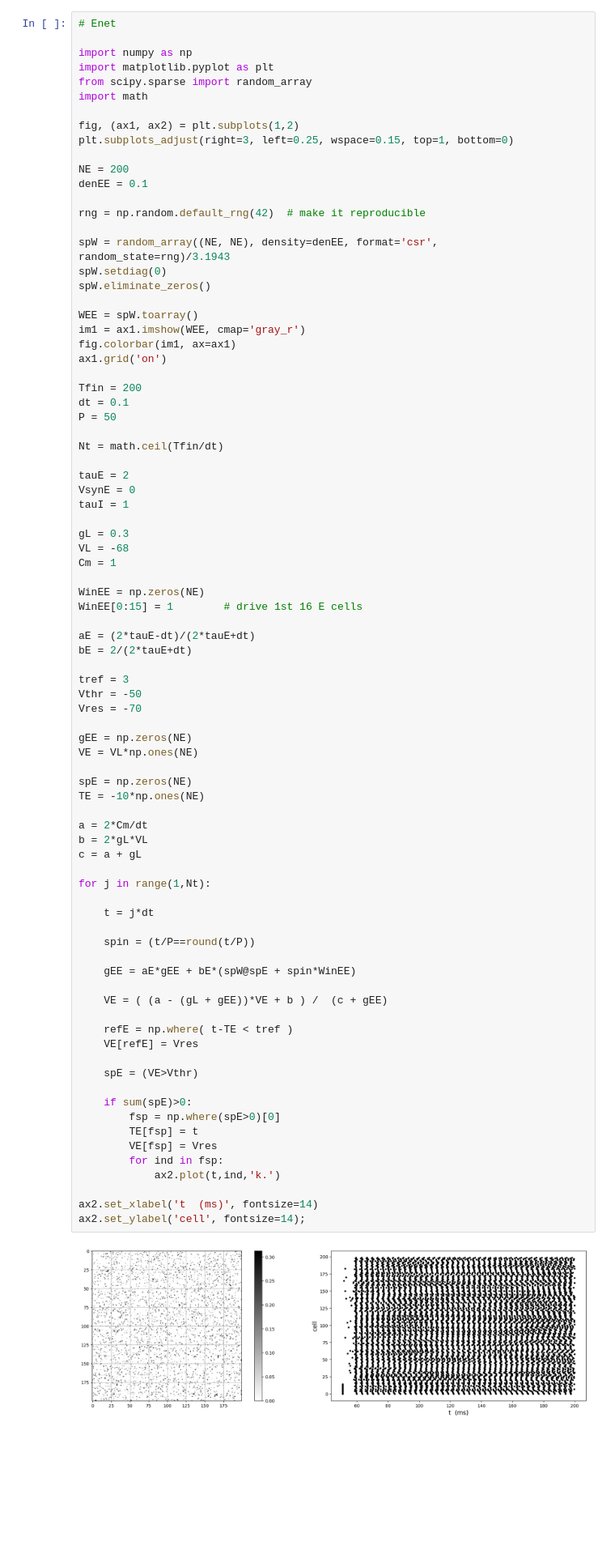
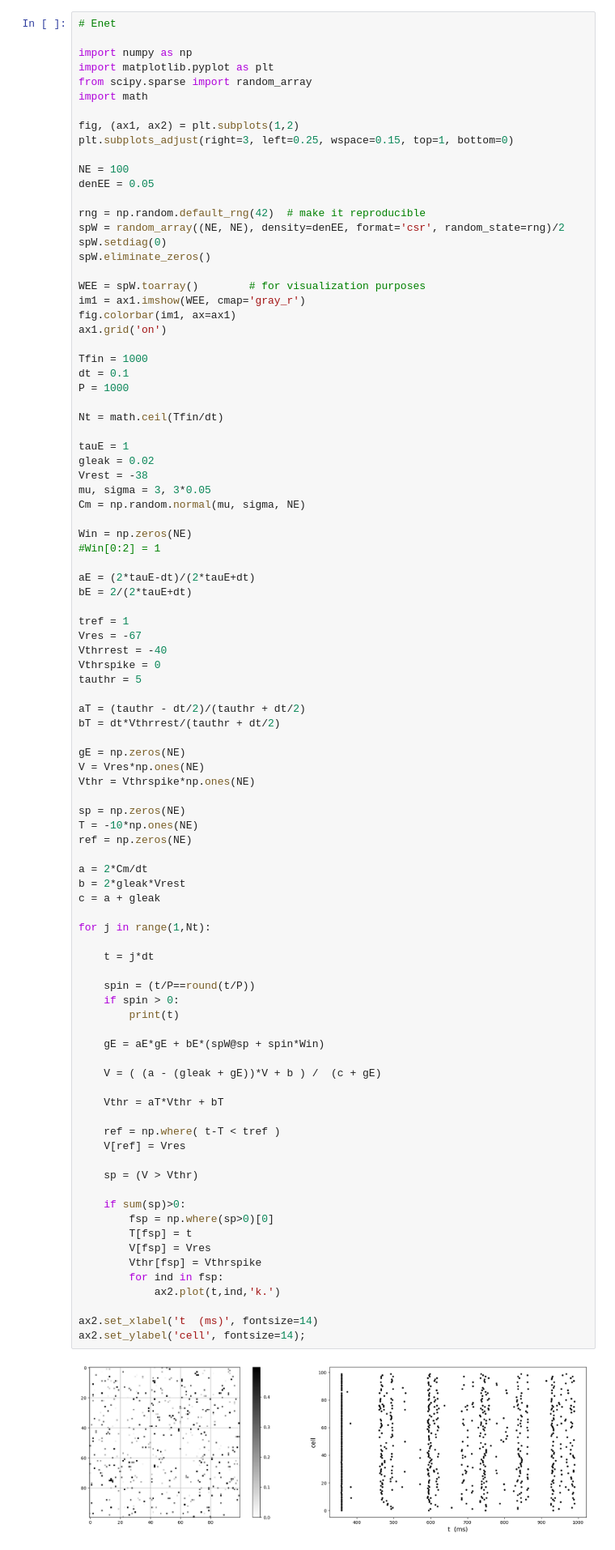
Before and after one commit to steve-cox-LA/EGlove, a Jupyter notebook: TassPlatform.ipynb, the cells around one changed output. Shown at 81% size. Saved outputs shown, nothing was run; the diff lists cells and outputs as text; blank space fills up the shorter version.

```diff
--- a/TassPlatform.ipynb
+++ b/TassPlatform.ipynb
@@ -756,79 +850,88 @@ import math
 fig, (ax1, ax2) = plt.subplots(1,2)
 plt.subplots_adjust(right=3, left=0.25, wspace=0.15, top=1, bottom=0)
 
-NE = 200
-denEE = 0.1
+NE = 100
+denEE = 0.05
 
 rng = np.random.default_rng(42)  # make it reproducible
-
-spW = random_array((NE, NE), density=denEE, format='csr', random_state=rng)/3.1943
+spW = random_array((NE, NE), density=denEE, format='csr', random_state=rng)/2
 spW.setdiag(0)
 spW.eliminate_zeros()
 
-WEE = spW.toarray()
+WEE = spW.toarray()        # for visualization purposes
 im1 = ax1.imshow(WEE, cmap='gray_r')
 fig.colorbar(im1, ax=ax1)
 ax1.grid('on')
 
-Tfin = 200
+Tfin = 1000
 dt = 0.1
-P = 50
+P = 1000
 
 Nt = math.ceil(Tfin/dt)
 
-tauE = 2
-VsynE = 0
-tauI = 1
+tauE = 1
+gleak = 0.02
+Vrest = -38
+mu, sigma = 3, 3*0.05
+Cm = np.random.normal(mu, sigma, NE)
 
-gL = 0.3
-VL = -68
-Cm = 1
-
-WinEE = np.zeros(NE)
-WinEE[0:15] = 1        # drive 1st 16 E cells
+Win = np.zeros(NE)
+#Win[0:2] = 1
 
 aE = (2*tauE-dt)/(2*tauE+dt)
 bE = 2/(2*tauE+dt)
 
-tref = 3
-Vthr = -50
-Vres = -70
+tref = 1
+Vres = -67
+Vthrrest = -40
+Vthrspike = 0
+tauthr = 5
 
-gEE = np.zeros(NE)
-VE = VL*np.ones(NE)
+aT = (tauthr - dt/2)/(tauthr + dt/2)
+bT = dt*Vthrrest/(tauthr + dt/2)
 
-spE = np.zeros(NE)
-TE = -10*np.ones(NE)
+gE = np.zeros(NE)
+V = Vres*np.ones(NE)
+Vthr = Vthrspike*np.ones(NE)
+
+sp = np.zeros(NE)
+T = -10*np.ones(NE)
+ref = np.zeros(NE)
 
 a = 2*Cm/dt
-b = 2*gL*VL
-c = a + gL
+b = 2*gleak*Vrest
+c = a + gleak
 
 for j in range(1,Nt):
 
     t = j*dt
 
     spin = (t/P==round(t/P))
+    if spin > 0:
+        print(t)
 
-    gEE = aE*gEE + bE*(spW@spE + spin*WinEE)
+    gE = aE*gE + bE*(spW@sp + spin*Win)
 
-    VE = ( (a - (gL + gEE))*VE + b ) /  (c + gEE)
+    V = ( (a - (gleak + gE))*V + b ) /  (c + gE)
 
-    refE = np.where( t-TE < tref )
-    VE[refE] = Vres
+    Vthr = aT*Vthr + bT
 
-    spE = (VE>Vthr)
+    ref = np.where( t-T < tref )
+    V[ref] = Vres
 
-    if sum(spE)>0:
-        fsp = np.where(spE>0)[0]
-        TE[fsp] = t
-        VE[fsp] = Vres
+    sp = (V > Vthr)
+
+    if sum(sp)>0:
+        fsp = np.where(sp>0)[0]
+        T[fsp] = t
+        V[fsp] = Vres
+        Vthr[fsp] = Vthrspike
         for ind in fsp:
             ax2.plot(t,ind,'k.')
 
 ax2.set_xlabel('t  (ms)', fontsize=14)
 ax2.set_ylabel('cell', fontsize=14);
 # %% [output]
-[figure, old version]
+[figure, new version]
 # %% [markdown]
 \begin{myfig}\label{fig:EInet200}. Weight matrix (left) and spikes (right) in a
```
Also changed, not shown: parts of 20 cells of this notebook.
